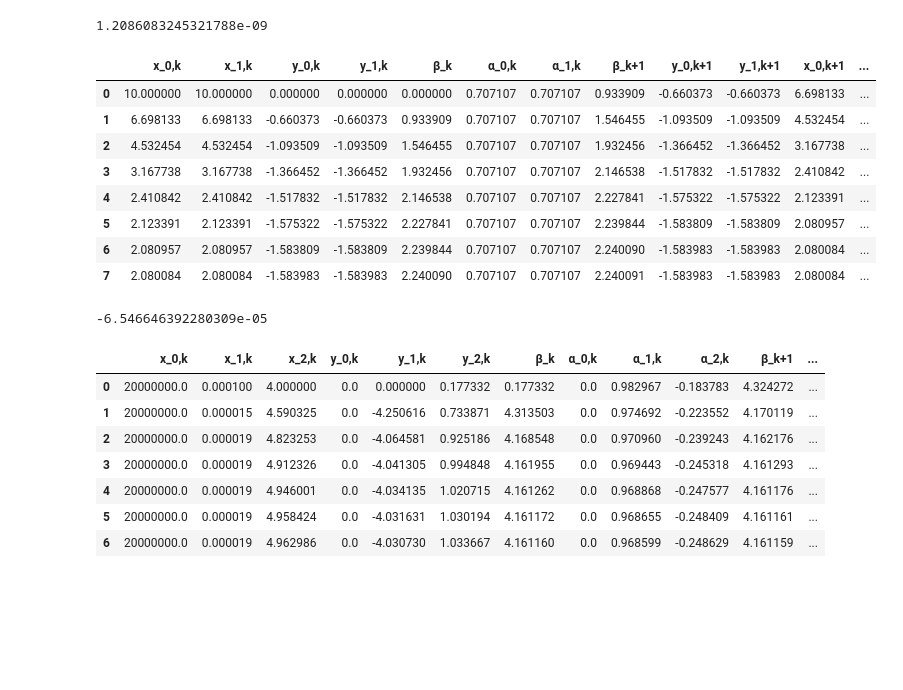
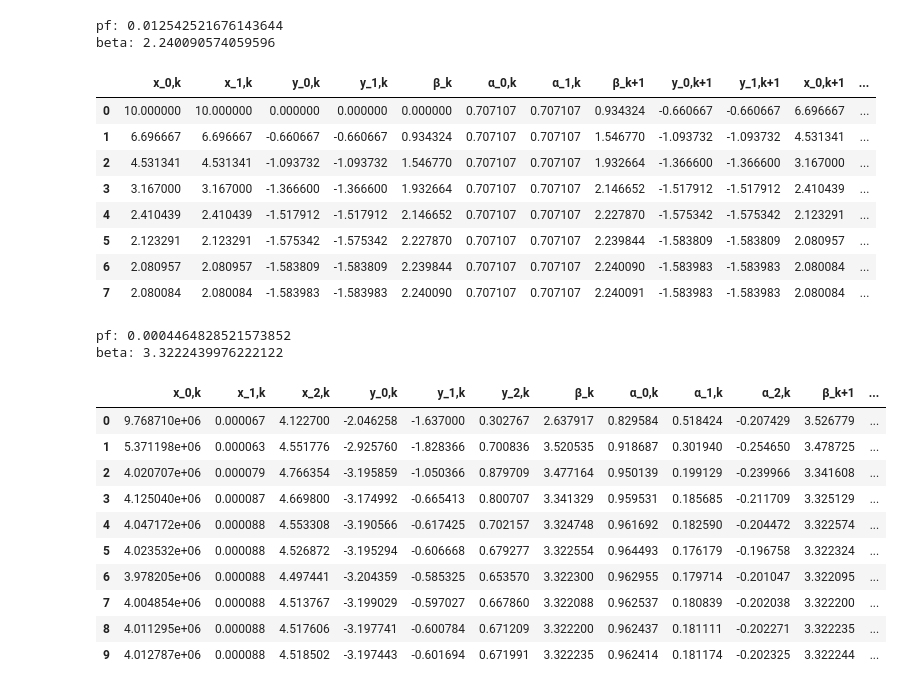
Before and after one commit to Pesquisa-UFCAT/parepy, a Jupyter notebook: local_examples/exemplo_form.ipynb, the cells around one changed output. Cells and saved outputs as stored; diff of their text form; code cells hidden in the pictures; blank space fills up the shorter version.

```diff
--- a/local_examples/exemplo_form.ipynb
+++ b/local_examples/exemplo_form.ipynb
@@ -78,44 +71,50 @@ var = [x1, x2]
 x0 = [10., 10.]
 max_iter = 10
 tol = 1E-6
-r = deterministic_algorithm_structural_analysis(obj, tol, max_iter, var, x0)
-print(obj([2.0800838230984597, 2.0800838230984597]))
+r, pf, beta = deterministic_algorithm_structural_analysis(obj, tol, max_iter, var, x0)
+print(f"pf: {pf}")
+print(f"beta: {beta}")
 r
 # %% [output]
-1.2086083245321788e-09
+pf: 0.012542521676143644
+beta: 2.240090574059596
 |  | x_0,k | x_1,k | y_0,k | y_1,k | β_k | α_0,k | α_1,k | β_k+1 | y_0,k+1 | y_1,k+1 | x_0,k+1 | ... |
-| 0 | 10.000000 | 10.000000 | 0.000000 | 0.000000 | 0.000000 | 0.707107 | 0.707107 | 0.933909 | -0.660373 | -0.660373 | 6.698133 | ... |
-| 1 | 6.698133 | 6.698133 | -0.660373 | -0.660373 | 0.933909 | 0.707107 | 0.707107 | 1.546455 | -1.093509 | -1.093509 | 4.532454 | ... |
-| 2 | 4.532454 | 4.532454 | -1.093509 | -1.093509 | 1.546455 | 0.707107 | 0.707107 | 1.932456 | -1.366452 | -1.366452 | 3.167738 | ... |
-| 3 | 3.167738 | 3.167738 | -1.366452 | -1.366452 | 1.932456 | 0.707107 | 0.707107 | 2.146538 | -1.517832 | -1.517832 | 2.410842 | ... |
-| 4 | 2.410842 | 2.410842 | -1.517832 | -1.517832 | 2.146538 | 0.707107 | 0.707107 | 2.227841 | -1.575322 | -1.575322 | 2.123391 | ... |
-| 5 | 2.123391 | 2.123391 | -1.575322 | -1.575322 | 2.227841 | 0.707107 | 0.707107 | 2.239844 | -1.583809 | -1.583809 | 2.080957 | ... |
+| 0 | 10.000000 | 10.000000 | 0.000000 | 0.000000 | 0.000000 | 0.707107 | 0.707107 | 0.934324 | -0.660667 | -0.660667 | 6.696667 | ... |
+| 1 | 6.696667 | 6.696667 | -0.660667 | -0.660667 | 0.934324 | 0.707107 | 0.707107 | 1.546770 | -1.093732 | -1.093732 | 4.531341 | ... |
+| 2 | 4.531341 | 4.531341 | -1.093732 | -1.093732 | 1.546770 | 0.707107 | 0.707107 | 1.932664 | -1.366600 | -1.366600 | 3.167000 | ... |
+| 3 | 3.167000 | 3.167000 | -1.366600 | -1.366600 | 1.932664 | 0.707107 | 0.707107 | 2.146652 | -1.517912 | -1.517912 | 2.410439 | ... |
+| 4 | 2.410439 | 2.410439 | -1.517912 | -1.517912 | 2.146652 | 0.707107 | 0.707107 | 2.227870 | -1.575342 | -1.575342 | 2.123291 | ... |
+| 5 | 2.123291 | 2.123291 | -1.575342 | -1.575342 | 2.227870 | 0.707107 | 0.707107 | 2.239844 | -1.583809 | -1.583809 | 2.080957 | ... |
 | 6 | 2.080957 | 2.080957 | -1.583809 | -1.583809 | 2.239844 | 0.707107 | 0.707107 | 2.240090 | -1.583983 | -1.583983 | 2.080084 | ... |
 | 7 | 2.080084 | 2.080084 | -1.583983 | -1.583983 | 2.240090 | 0.707107 | 0.707107 | 2.240091 | -1.583983 | -1.583983 | 2.080084 | ... |
 # %%
-# book Structural reliability analysis and optimization: Use of approximations, Ramana Grandhi Liping Wang, page 108
-def obj1(x):
+def obj(x):
     e, i ,p = x
     return e * i - 78.12 * p
 e = {'type': 'normal', 'parameters': {'mean': 2*1E7, 'std': 0.50*1E7}}
 i = {'type': 'normal', 'parameters': {'mean': 1E-4, 'std': 0.2*1E-4}}
 p = {'type': 'gumbel max', 'parameters': {'mean': 4., 'std': 1.}}
 var = [e, i, p]
-x0 = [2*1E7, 1E-4, 4.]
+x0 = [9768710.0966, 0.6726E-4, 4.1227]
 max_iter = 10
 tol = 1E-6
-r = deterministic_algorithm_structural_analysis(obj1, tol, max_iter, var, x0)
-print(obj1([20000000.0, 1.9390141702046204e-05, 4.964194822163185]))
+r, pf, beta = deterministic_algorithm_structural_analysis(obj, tol, max_iter, var, x0)
+print(f"pf: {pf}")
+print(f"beta: {beta}")
 r
 # %% [output]
--6.546646392280309e-05
+pf: 0.0004464828521573852
+beta: 3.3222439976222122
 |  | x_0,k | x_1,k | x_2,k | y_0,k | y_1,k | y_2,k | β_k | α_0,k | α_1,k | α_2,k | β_k+1 | ... |
-| 0 | 20000000.0 | 0.000100 | 4.000000 | 0.0 | 0.000000 | 0.177332 | 0.177332 | 0.0 | 0.982967 | -0.183783 | 4.324272 | ... |
-| 1 | 20000000.0 | 0.000015 | 4.590325 | 0.0 | -4.250616 | 0.733871 | 4.313503 | 0.0 | 0.974692 | -0.223552 | 4.170119 | ... |
-| 2 | 20000000.0 | 0.000019 | 4.823253 | 0.0 | -4.064581 | 0.925186 | 4.168548 | 0.0 | 0.970960 | -0.239243 | 4.162176 | ... |
-| 3 | 20000000.0 | 0.000019 | 4.912326 | 0.0 | -4.041305 | 0.994848 | 4.161955 | 0.0 | 0.969443 | -0.245318 | 4.161293 | ... |
-| 4 | 20000000.0 | 0.000019 | 4.946001 | 0.0 | -4.034135 | 1.020715 | 4.161262 | 0.0 | 0.968868 | -0.247577 | 4.161176 | ... |
-| 5 | 20000000.0 | 0.000019 | 4.958424 | 0.0 | -4.031631 | 1.030194 | 4.161172 | 0.0 | 0.968655 | -0.248409 | 4.161161 | ... |
-| 6 | 20000000.0 | 0.000019 | 4.962986 | 0.0 | -4.030730 | 1.033667 | 4.161160 | 0.0 | 0.968599 | -0.248629 | 4.161159 | ... |
+| 0 | 9.768710e+06 | 0.000067 | 4.122700 | -2.046258 | -1.637000 | 0.302767 | 2.637917 | 0.829584 | 0.518424 | -0.207429 | 3.526779 | ... |
+| 1 | 5.371198e+06 | 0.000063 | 4.551776 | -2.925760 | -1.828366 | 0.700836 | 3.520535 | 0.918687 | 0.301940 | -0.254650 | 3.478725 | ... |
+| 2 | 4.020707e+06 | 0.000079 | 4.766354 | -3.195859 | -1.050366 | 0.879709 | 3.477164 | 0.950139 | 0.199129 | -0.239966 | 3.341608 | ... |
+| 3 | 4.125040e+06 | 0.000087 | 4.669800 | -3.174992 | -0.665413 | 0.800707 | 3.341329 | 0.959531 | 0.185685 | -0.211709 | 3.325129 | ... |
+| 4 | 4.047172e+06 | 0.000088 | 4.553308 | -3.190566 | -0.617425 | 0.702157 | 3.324748 | 0.961692 | 0.182590 | -0.204472 | 3.322574 | ... |
+| 5 | 4.023532e+06 | 0.000088 | 4.526872 | -3.195294 | -0.606668 | 0.679277 | 3.322554 | 0.964493 | 0.176179 | -0.196758 | 3.322324 | ... |
+| 6 | 3.978205e+06 | 0.000088 | 4.497441 | -3.204359 | -0.585325 | 0.653570 | 3.322300 | 0.962955 | 0.179714 | -0.201047 | 3.322095 | ... |
+| 7 | 4.004854e+06 | 0.000088 | 4.513767 | -3.199029 | -0.597027 | 0.667860 | 3.322088 | 0.962537 | 0.180839 | -0.202038 | 3.322200 | ... |
+| 8 | 4.011295e+06 | 0.000088 | 4.517606 | -3.197741 | -0.600784 | 0.671209 | 3.322200 | 0.962437 | 0.181111 | -0.202271 | 3.322235 | ... |
+| 9 | 4.012787e+06 | 0.000088 | 4.518502 | -3.197443 | -0.601694 | 0.671991 | 3.322235 | 0.962414 | 0.181174 | -0.202325 | 3.322244 | ... |
 # %%
 # book Reliability of Structures, A S Nowak e K R Collins, page 124
```
Also changed, not shown: parts of 8 cells of this notebook, 3 other files.
